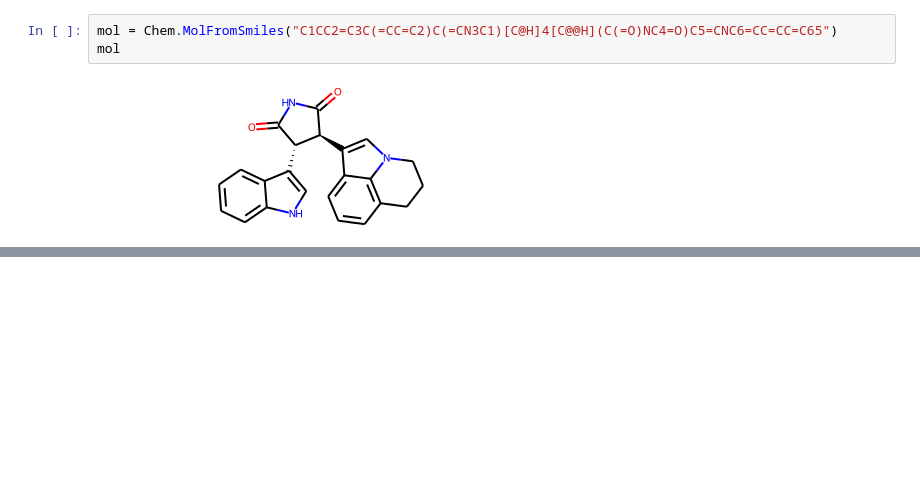
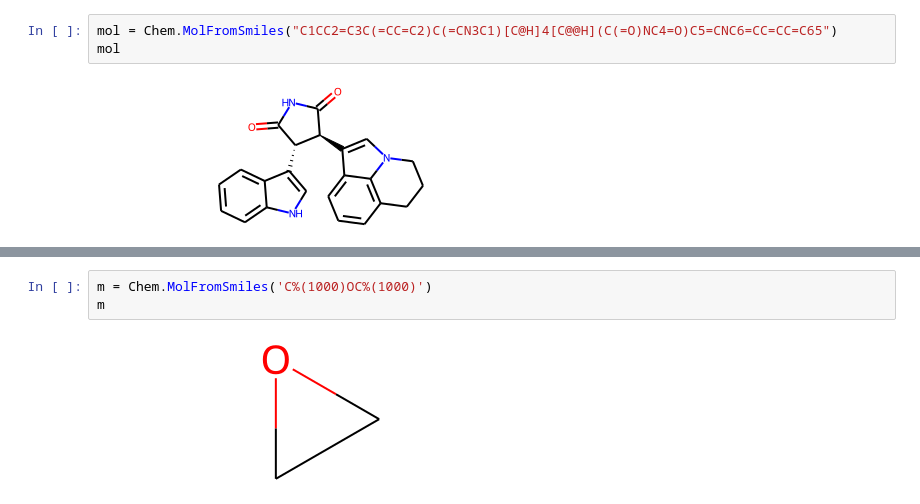
Before and after one commit to bertiewooster/RDKit-playing, a Jupyter notebook: tutorial_examples.ipynb, the cells around one changed output, grey strips where cells are left out. Cells and saved outputs as stored; diff of their text form; blank space fills up the shorter version.

```diff
--- a/tutorial_examples.ipynb
+++ b/tutorial_examples.ipynb
@@ -513,0 +526,5 @@ mol
+# %%
+m = Chem.MolFromSmiles('C%(1000)OC%(1000)')
+m
+# %% [output]
+[figure, added]
```
Also changed, not shown: parts of 5 cells of this notebook.
